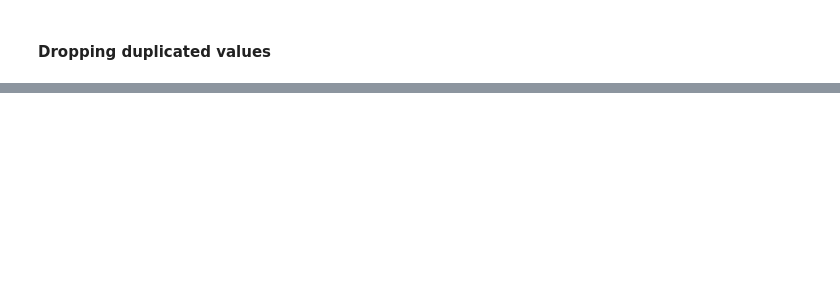
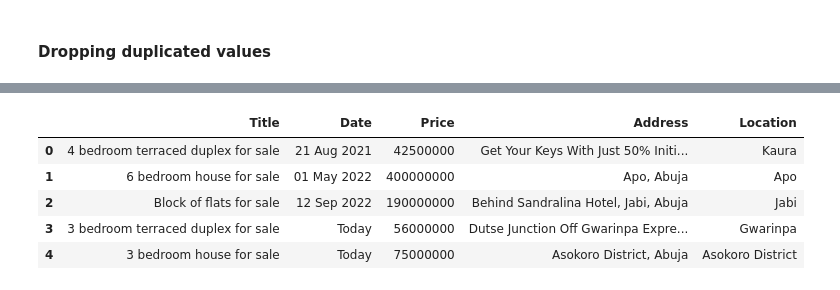
Before and after one commit to Viiktree/Real-Estate-project, a Jupyter notebook: Real estate EDA.ipynb, the cells around one changed output, grey strips where cells are left out. Saved outputs shown, nothing was run; the diff lists cells and outputs as text; code cells hidden in the pictures; blank space fills up the shorter version.

Commit message:
New web scrapped data/recent wrangling

```diff
--- a/Real estate EDA.ipynb
+++ b/Real estate EDA.ipynb
@@ -78,0 +79,4 @@ df_clean
+# %%
+# Cleaning the per annum
+df_clean['Price'] = df_clean['Price'].replace(' per annum','',regex=True)
+df_clean[df_clean['Price'].str.contains('annum')]
@@ -78,0 +95,3 @@ df_clean
+# %%
+# Reverse spliting the Price column to retain only the price with Naira
+df_clean['Price'] =df_clean['Price'].apply(lambda x:pd.Series(x.split()[::-1]))[0]
@@ -78,0 +103,4 @@ df_clean
+# %%
+# Stripping all characters on the price columns except numbers
+df_clean['Price'] = df_clean['Price'].replace('[^0-9]','',regex=True)
+df_clean.head()
@@ -78,0 +129,4 @@ df_clean
+# %%
+#Converting price data type to integer
+df_clean['Price'] = df_clean['Price'].astype('int64')
+df_clean.info()
@@ -78,0 +157,11 @@ df_clean
+# %%
+# Reverse spliting the Address column to retain only the area in Abuja
+df_clean['Location'] = df_clean['Address'].apply(lambda x:pd.Series(x.split(',')[::-1]))[1]
+df_clean.head()
+# %% [output]
+|  | Title | Date | Price | Address | Location |
+| 0 | 4 bedroom terraced duplex for sale | 21 Aug 2021 | 42500000 | Get Your Keys With Just 50% Initi... | Kaura |
+| 1 | 6 bedroom house for sale | 01 May 2022 | 400000000 | Apo, Abuja | Apo |
+| 2 | Block of flats for sale | 12 Sep 2022 | 190000000 | Behind Sandralina Hotel, Jabi, Abuja | Jabi |
+| 3 | 3 bedroom terraced duplex for sale | Today | 56000000 | Dutse Junction Off Gwarinpa Expre... | Gwarinpa |
+| 4 | 3 bedroom house for sale | Today | 75000000 | Asokoro District, Abuja | Asokoro District |
```
Also changed, not shown: parts of 30 cells of this notebook, 2 other files.
